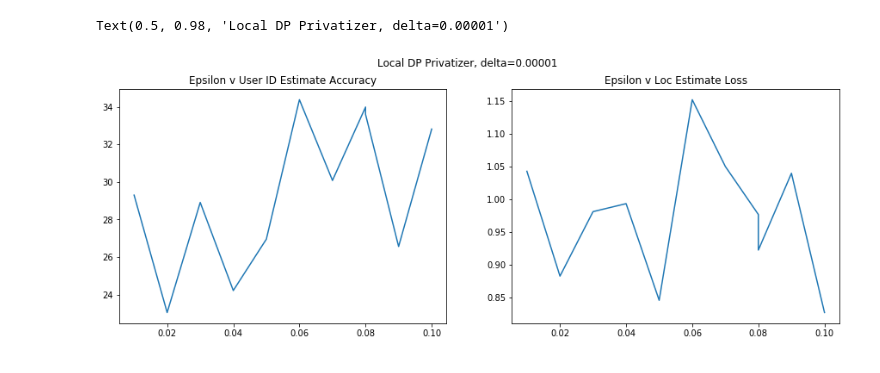
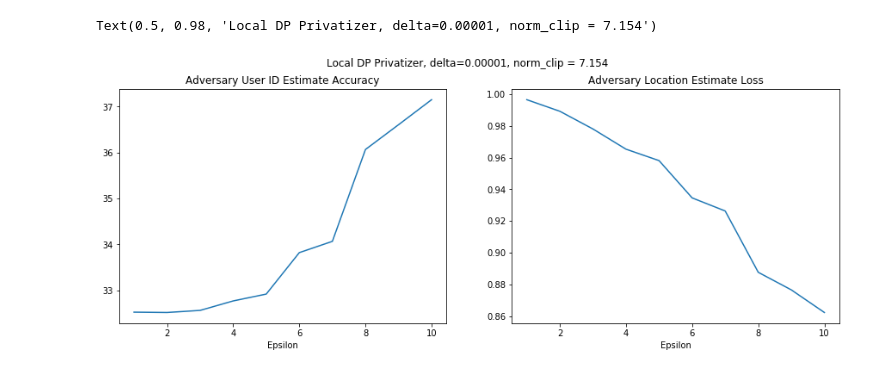
Before and after one commit to lillyclark/pytorch_privacy, a Jupyter notebook: Process Results.ipynb, the cells around one changed output. Cells and saved outputs as stored; diff of their text form; code cells hidden in the pictures.

```diff
--- a/Process Results.ipynb
+++ b/Process Results.ipynb
@@ -206,30 +215,34 @@ ax[0].set_title("Sigma v U Estimate Accuracy")
 ax[1].set_title("Sigma v Loc Estimate Loss")
 fig.suptitle("Noise Privatizer, Two Epochs of Training")
 # %%
-dp = results.values[np.where(results.values[:,22]==' dp_privatizer')]
+# dp = results.values[np.where(results.values[:,22]==' dp_privatizer')]
+dp = results.values[184:194]
 # %%
 d4 = dp[np.where(dp[:,8]==0.00001)]
 d3 = dp[np.where(dp[:,8]==0.0001)]
 d2 = dp[np.where(dp[:,8]==0.001)]
 d1 = dp[np.where(dp[:,8]==0.01)]
 d0 = dp[np.where(dp[:,8]==0.1)]
 do = dp[np.where(dp[:,8]==1.0)]
 
 fig, ax = plt.subplots(1,2,figsize=(15,5))
 # for p in [d4,d3,d2,d1,d0,do]:
 d4 = d4[np.where(d4[:,7]<=0.1)]
-for p in [d4]:
+
+for p in [dp]:
     idx=np.argsort(p[:,7])
     ax[0].plot(p[idx][:,7], p[idx][:,25])
     ax[1].plot(p[idx][:,7], p[idx][:,26])
 
 # fig.legend(["delta = 0.00001","0.0001","0.001","0.01","0.1","1.0"])
-ax[0].set_title("Epsilon v User ID Estimate Accuracy")
-ax[1].set_title("Epsilon v Loc Estimate Loss")
-fig.suptitle("Local DP Privatizer, delta=0.00001")
+ax[0].set_title("Adversary User ID Estimate Accuracy")
+ax[1].set_title("Adversary Location Estimate Loss")
+ax[0].set_xlabel("Epsilon")
+ax[1].set_xlabel("Epsilon")
+fig.suptitle("Local DP Privatizer, delta=0.00001, norm_clip = 7.154")
 # %% [output]
-Text(0.5, 0.98, 'Local DP Privatizer, delta=0.00001')
+Text(0.5, 0.98, 'Local DP Privatizer, delta=0.00001, norm_clip = 7.154')
-[figure, old version]
+[figure, new version]
 # %%
 d4 = dp[np.where(dp[:,8]==0.00001)]
 d4 = d4[np.where(d4[:,7]<=0.1)]
```
Also changed, not shown: parts of 35 cells of this notebook, 6 other files.
